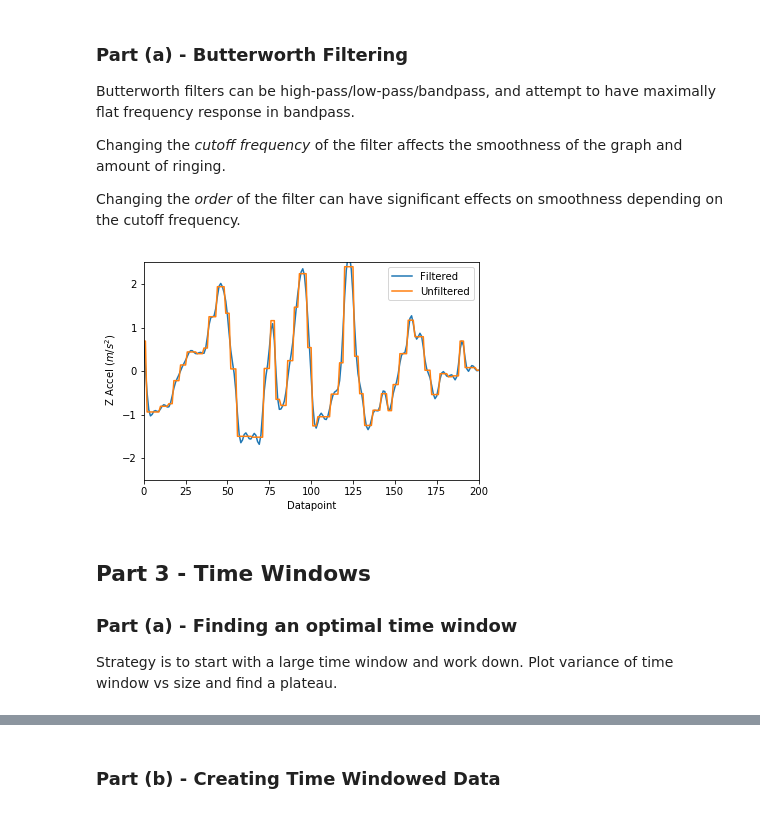
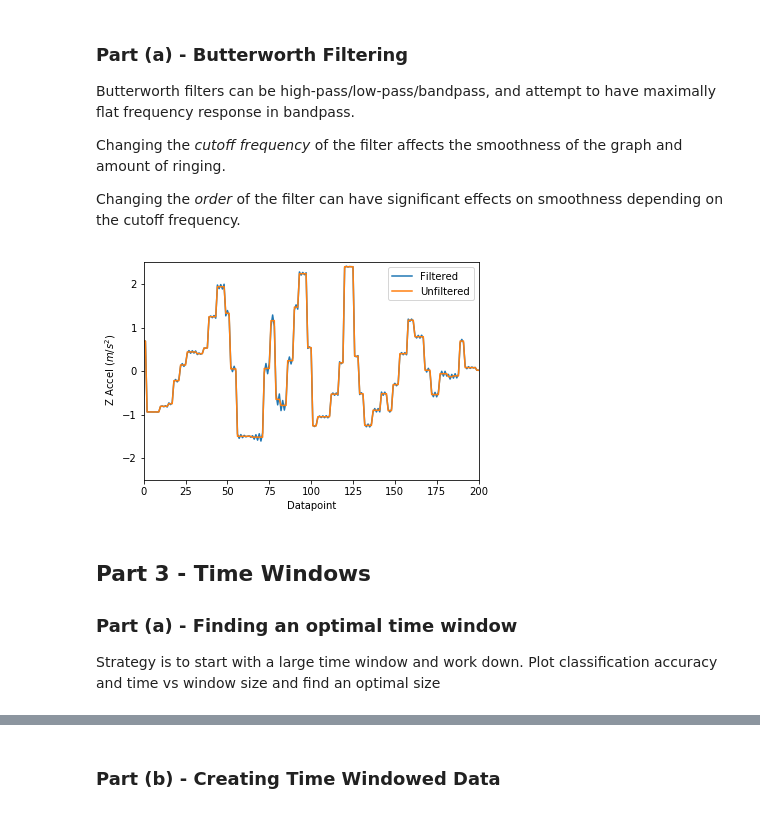
Before and after one commit to KeenanMcConkey/Wheelchair-Terrain-Classification, a Jupyter notebook: TerrainClassification.ipynb, the cells around one changed output, grey strips where cells are left out. Cells and saved outputs as stored; diff of their text form; code cells hidden in the pictures.

```diff
--- a/TerrainClassification.ipynb
+++ b/TerrainClassification.ipynb
@@ -45,9 +45,14 @@ TRIM_LEN = 2000 # Number of data points to trim from each side
 N_DATA_COL = 6
 
 dataset_columns = ['X Accel', 'Y Accel', 'Z Accel', 'X Gyro', 'Y Gyro', 'Z Gyro', 'Time']
-dataset_labels = ['Grass', 'Sidewalk', 'Gravel', 'Asphalt', 'Concrete']
+dataset_labels = []
+
 
 for dataset_path in dataset_paths:
+    # Parse labels
+    dataset_labels.append(dataset_path.split('_')[-1].split('.')[0].capitalize())
+
+    # Read from CSV
     dataset = pd.read_csv(dataset_path)
 
     # Drop unused paramaters
@@ -60,5 +65,7 @@ for dataset_path in dataset_paths:
 
     raw_datasets.append(dataset)
 
+# Print some useful information
+print('Labels: {}'.format(dataset_labels))
 raw_datasets[0].head(n=20)
 # %% [output]
@@ -157,35 +165,35 @@ Changing the *cutoff frequency* of the filter affects the smoothness of the grap
 Changing the *order* of the filter can have significant effects on smoothness depending on the cutoff frequency.
 # %%
 F_SAMP = 200 # Sampling frequency
-F_CUT = 40 # Cutoff frequency
+F_CUT = 95 # Cutoff frequency
 
 w = F_CUT / (F_SAMP / 2) # Normalize the frequency
 
 # Get Butterworth filter parameters
-b_butter, a_butter = signal.butter(N=6, Wn=w, btype='low')
+b_butter, a_butter = signal.butter(N=4, Wn=w, btype='low')
 
 # Filter each data column of every dataset
 for dataset in raw_datasets_np: # Make a copy first
     datasets_np.append(np.copy(dataset))
 
 for dataset in datasets_np:
     for i in range(N_DATA_COL):
         dataset[:, i] = signal.filtfilt(b_butter, a_butter, dataset[:,i])
 
 # Compare filtered and unfiltered
 plt.plot(datasets_np[0][:, 0], label='Filtered')
 plt.plot(raw_datasets_np[0][:, 0], label='Unfiltered')
 plt.xlim(0, 200)
 plt.ylim(-2.5, 2.5)
 plt.legend()
 plt.xlabel('Datapoint')
 plt.ylabel(' Z Accel ($m/s^2$)')
 plt.show()
 # %% [output]
-[figure, old version]
+[figure, new version]
 # %% [markdown]
 ## Part 3 - Time Windows
 
 ### Part (a) - Finding an optimal time window
 
-Strategy is to start with a large time window and work down. Plot variance of time window vs size and find a plateau.
+Strategy is to start with a large time window and work down. Plot classification accuracy and time vs window size and find an optimal size
```
Also changed, not shown: parts of 25 cells of this notebook.
